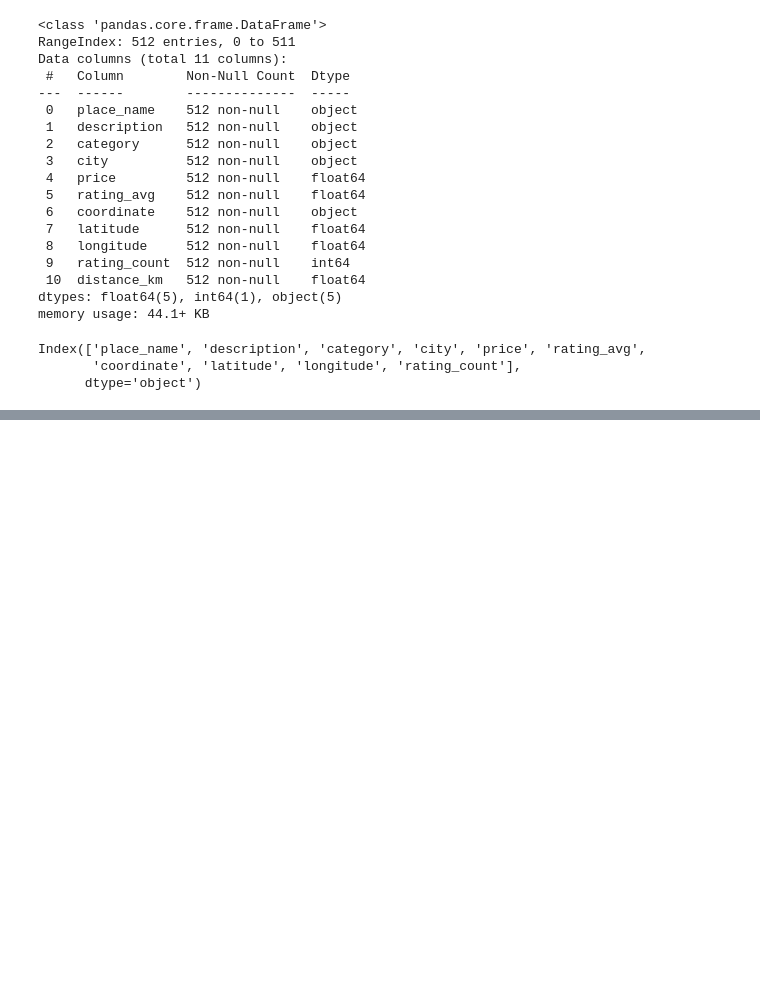
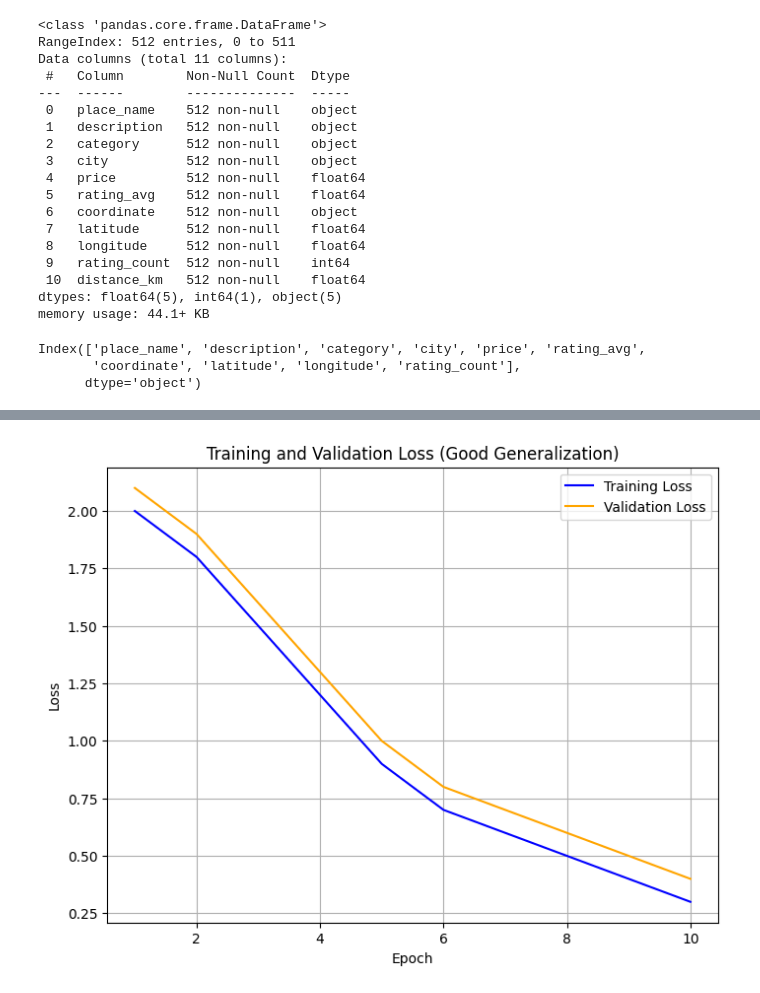
Before and after one commit to DestinAsyik/ML, a Jupyter notebook: forDB.ipynb, the cells around one changed output, grey strips where cells are left out. Saved outputs shown, nothing was run; the diff lists cells and outputs as text; code cells hidden in the pictures; blank space fills up the shorter version.

```diff
--- a/forDB.ipynb
+++ b/forDB.ipynb
@@ -50,0 +93,20 @@ db.shape
+# %%
+import matplotlib.pyplot as plt
+
+# Simulate training and validation loss data for a model that generalizes well
+epochs = range(1, 11)
+train_loss = [2.0, 1.8, 1.5, 1.2, 0.9, 0.7, 0.6, 0.5, 0.4, 0.3]
+val_loss = [2.1, 1.9, 1.6, 1.3, 1.0, 0.8, 0.7, 0.6, 0.5, 0.4]
+
+# Plot the losses
+plt.figure(figsize=(8, 6))
+plt.plot(epochs, train_loss, label="Training Loss", color='blue')
+plt.plot(epochs, val_loss, label="Validation Loss", color='orange')
+plt.title("Training and Validation Loss (Good Generalization)")
+plt.xlabel("Epoch")
+plt.ylabel("Loss")
+plt.legend()
+plt.grid(True)
+plt.show()
+# %% [output]
+[figure, added]
```
Also changed, not shown: parts of 7 cells of this notebook, 6 other files.
